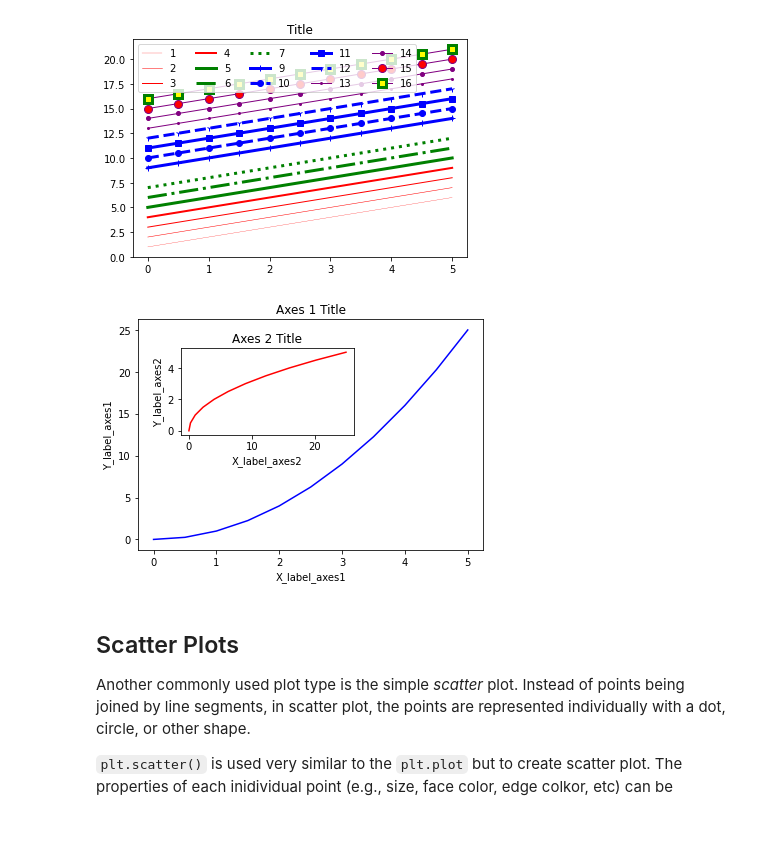
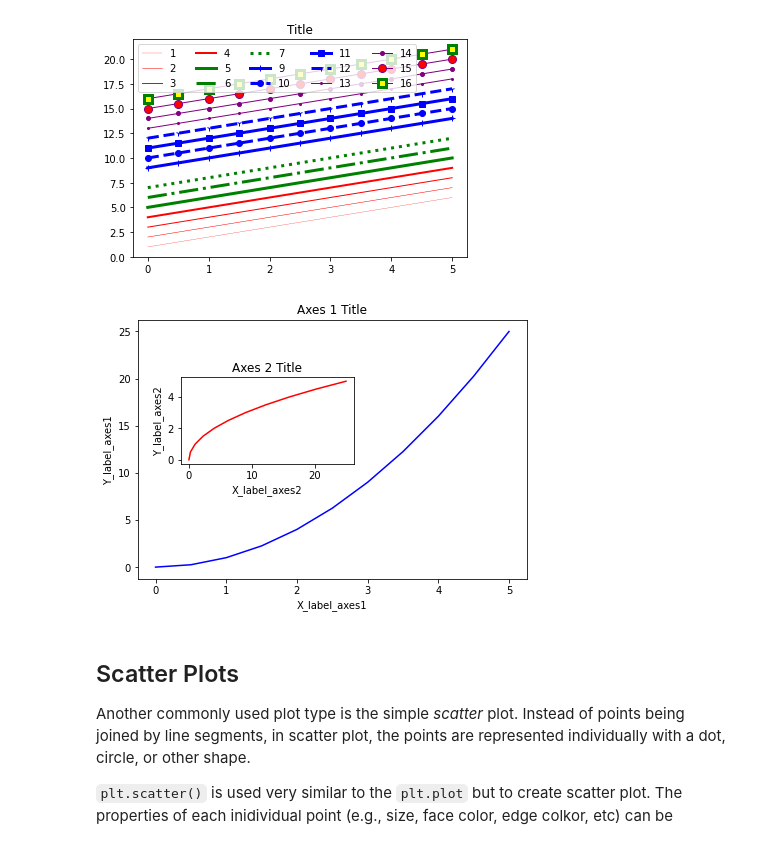
Before and after one commit to 2016112546/4-1_-, a Jupyter notebook: 9주차_matplotlib/DSC4001_Exercise_09.ipynb, the cells around one changed output. Drawn from its saved outputs; the diff is of its cells as text; code cells hidden in the pictures.

```diff
--- a/9주차_matplotlib/DSC4001_Exercise_09.ipynb
+++ b/9주차_matplotlib/DSC4001_Exercise_09.ipynb
@@ -300,23 +316,23 @@ fig.show()
 # %%
 # Creates blank canvas
 fig = plt.figure()
 
-axes1 = fig.add_axes([0.1, 0.1, 0.8, 0.8]) # main axes
+axes1 = fig.add_axes([0.1, 0.1, 0.9, 0.9]) # main axes
 axes2 = fig.add_axes([0.2, 0.5, 0.4, 0.3]) # inset axes
 
 # Larger Figure Axes 1
 axes1.plot(x, x**2, 'b')
 axes1.set_xlabel('X_label_axes1')
 axes1.set_ylabel('Y_label_axes1')
 axes1.set_title('Axes 1 Title')
 
 # Insert Figure Axes 2
 axes2.plot(x**2, x, 'r')
 axes2.set_xlabel('X_label_axes2')
 axes2.set_ylabel('Y_label_axes2')
 axes2.set_title('Axes 2 Title');
 # %% [output]
-[figure, old version]
+[figure, new version]
 # %% [markdown]
 ## Scatter Plots
 
```
Also changed, not shown: parts of 15 cells of this notebook, 1 other file.
